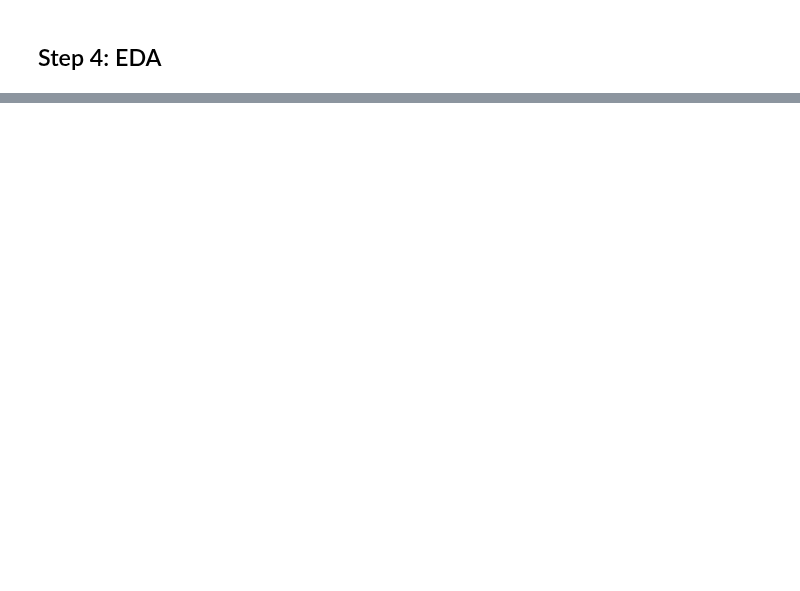
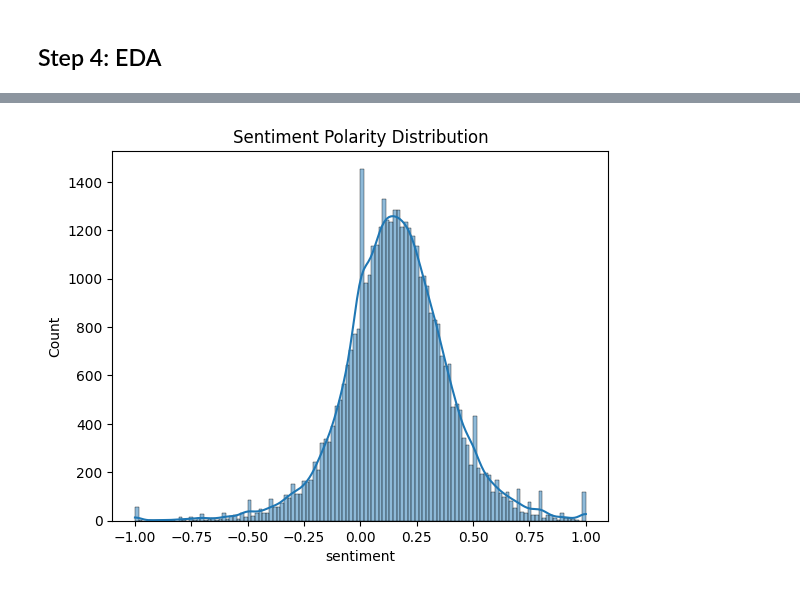
Before and after one commit to kkuc100/Yelp-Sentiment-Analysis, a Jupyter notebook: EDA/yelp_eda.ipynb, the cells around one changed output, grey strips where cells are left out. Cells and saved outputs as stored; diff of their text form; code cells hidden in the pictures; blank space fills up the shorter version.

```diff
--- a/EDA/yelp_eda.ipynb
+++ b/EDA/yelp_eda.ipynb
@@ -1705,0 +122,11 @@ y_test_bin.to_csv(csv_filename, index=False)
+# %%
+## define outcome variable with 0 being negative and 1 being positive##
+#############################
+
+#Remove 3 star food reviews
+sampled_df = sampled_df[sampled_df['label']!=2]
+
+rating_dict = {0: 0, 1: 0, 3: 1, 4: 1}
+
+sampled_df["label"] = sampled_df.label.map(rating_dict)
+sampled_df["label"].value_counts()
@@ -1705,0 +157,13 @@ y_test_bin.to_csv(csv_filename, index=False)
+# %%
+def preprocess_review(review):
+    """Ensures the input is a string, converts it to lovercase, removes puncuation,
+    keeps alphabetical words only, remove any whitespaces"""
+    if isinstance(review, list):
+        review = ' '.join(review)
+    review = review.lower()
+    review = ''.join([char for char in review if char not in string.punctuation])
+    review = ' '.join([word for word in review.split() if word.isalpha()])
+    review = ' '.join(review.split())
+    return review
+
+sampled_df['text'] = sampled_df['text'].apply(preprocess_review)
@@ -1905,0 +191,7 @@ plt.show()
+# %%
+sampled_df['sentiment'] = sampled_df['text'].apply(lambda x: TextBlob(x).sentiment.polarity)
+sns.histplot(sampled_df['sentiment'], kde=True)
+plt.title('Sentiment Polarity Distribution')
+plt.show()
+# %% [output]
+[figure, added]
```
Also changed, not shown: parts of 99 cells of this notebook, 2 other files.
